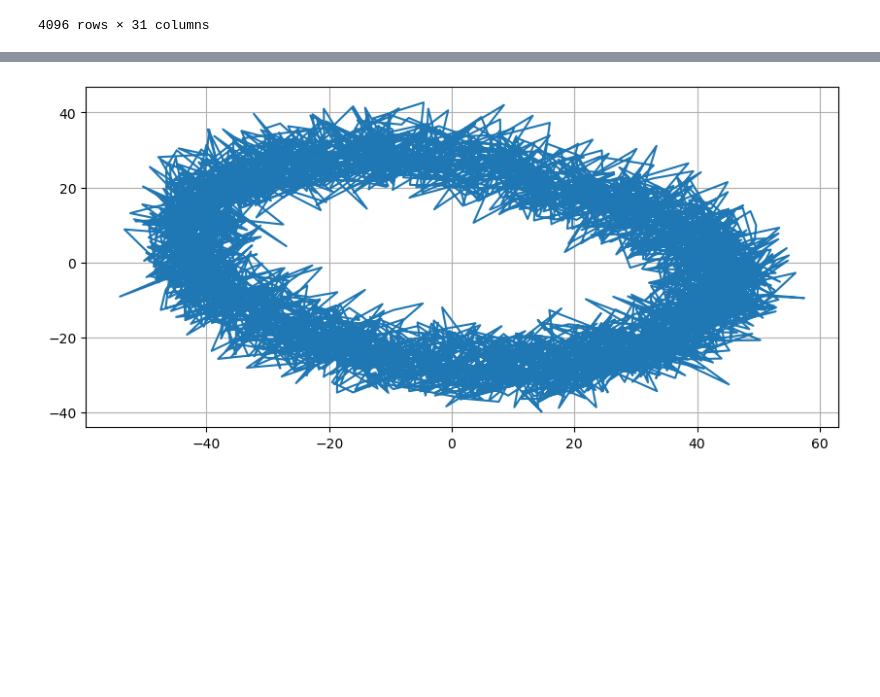
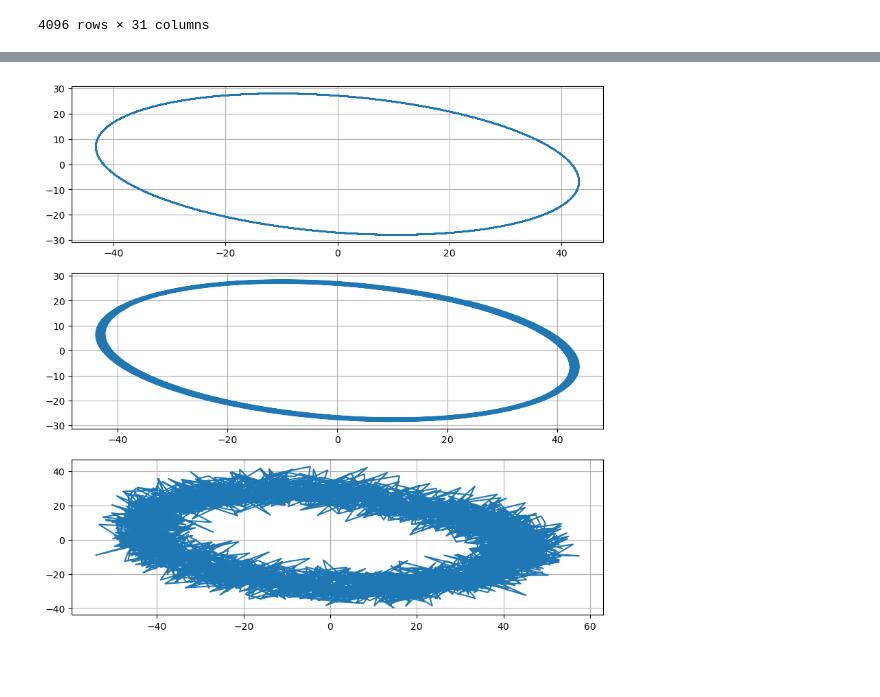
Before and after one commit to mekatronik-achmadi/Predict-CBM, a Jupyter notebook: Vale/TestOlahPy/preliminary_data_analysis/orbital_analysis.ipynb, the cells around one changed output, grey strips where cells are left out. Drawn from its saved outputs; the diff is of its cells as text; code cells hidden in the pictures; blank space fills up the shorter version.

```diff
--- a/Vale/TestOlahPy/preliminary_data_analysis/orbital_analysis.ipynb
+++ b/Vale/TestOlahPy/preliminary_data_analysis/orbital_analysis.ipynb
@@ -83,0 +129,18 @@ plt.show()
+# %%
+# apply low pass filter
+cut_off_frequency = ugb_ovr_freq[0]
+b, a = iirpeak(cut_off_frequency, 50, fs=400)
+filtered_signal_x = filtfilt(b, a, ugb_ovr_x)
+filtered_signal_y = filtfilt(b, a, ugb_ovr_y)
+
+w, h = freqz(b,a, fs=400)
+
+plt.subplot(2, 1, 1)
+db = 20*np.log10(np.maximum(np.abs(h), 1e-5))
+plt.plot(w, db)
+plt.grid(True)
+plt.yticks([0, -20, -40, -60])
+plt.ylabel('Gain [dB]')
+plt.title('Frequency Response')
+plt.xlim([0, 50])
+plt.xlabel('Frequency (Hz)')
@@ -86,25 +212,33 @@ plt.show()
 # %%
 # extract and analyze the vibration data using orbital analysis
 
-ugb_1x_time = db_data['UGB – Time – 1X']
-ugb_1x_x = db_data['UGB – Disp – 1X – X']
-ugb_1x_y = db_data['UGB – Disp – 1X – Y']
+ugb_1x_time = db_data['UGB – Time – 1X'].to_numpy()
+ugb_1x_x = db_data['UGB – Disp – 1X – X'].to_numpy()
+ugb_1x_y = db_data['UGB – Disp – 1X – Y'].to_numpy()
 
-ugb_ovr_time = db_data['UGB – Time – Overall']
-ugb_ovr_x = db_data['UGB – Disp – Overall – X']
-ugb_ovr_y = db_data['UGB – Disp – Overall – Y']
-
-ugb_1x_rpm =
-ugb_ovr_rpm =
+ugb_ovr_time = db_data['UGB – Time – Overall'].to_numpy()
+ugb_ovr_x = db_data['UGB – Disp – Overall – X'].to_numpy()
+ugb_ovr_y = db_data['UGB – Disp – Overall – Y'].to_numpy()
 
 # plot the orbit of data
 fig = plt.figure(figsize=(10,10))
-ax = fig.add_subplot(212)
-ax.plot(ugb_ovr_x, ugb_ovr_y)
-# ax.scatter(ugb_1x_x, ugb_1x_y)
+ax = fig.add_subplot(311)
+# ax.plot(ugb_ovr_x, ugb_ovr_y)
+ax.plot(ugb_1x_x, ugb_1x_y)
 plt.grid()
+
+ax2 = fig.add_subplot(312)
+# ax.plot(ugb_ovr_x, ugb_ovr_y)
+ax2.plot(filtered_signal_x[1000:3000], filtered_signal_y[1000:3000])
+plt.grid()
+
+ax3 = fig.add_subplot(313)
+# ax.plot(ugb_ovr_x, ugb_ovr_y)
+ax3.plot(ugb_ovr_x, ugb_ovr_y)
+plt.grid()
+
 plt.show()
 # %% [output]
-[figure, old version]
+[figure, new version]
 # %% [markdown]
 #
```
Also changed, not shown: parts of 7 cells of this notebook.
